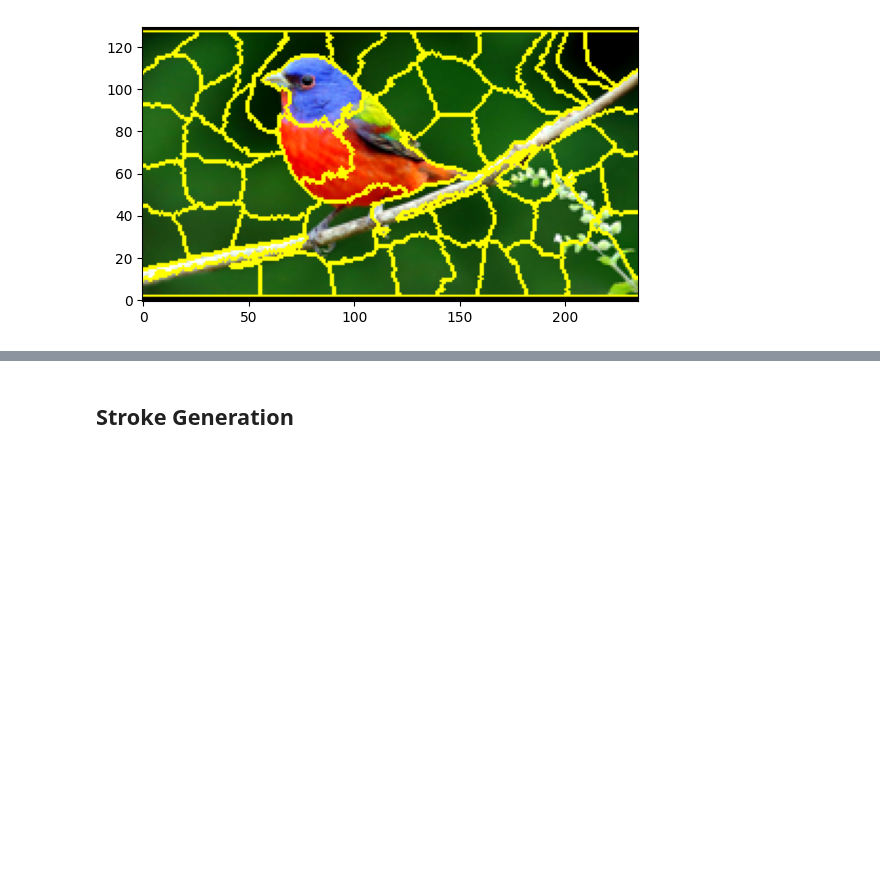
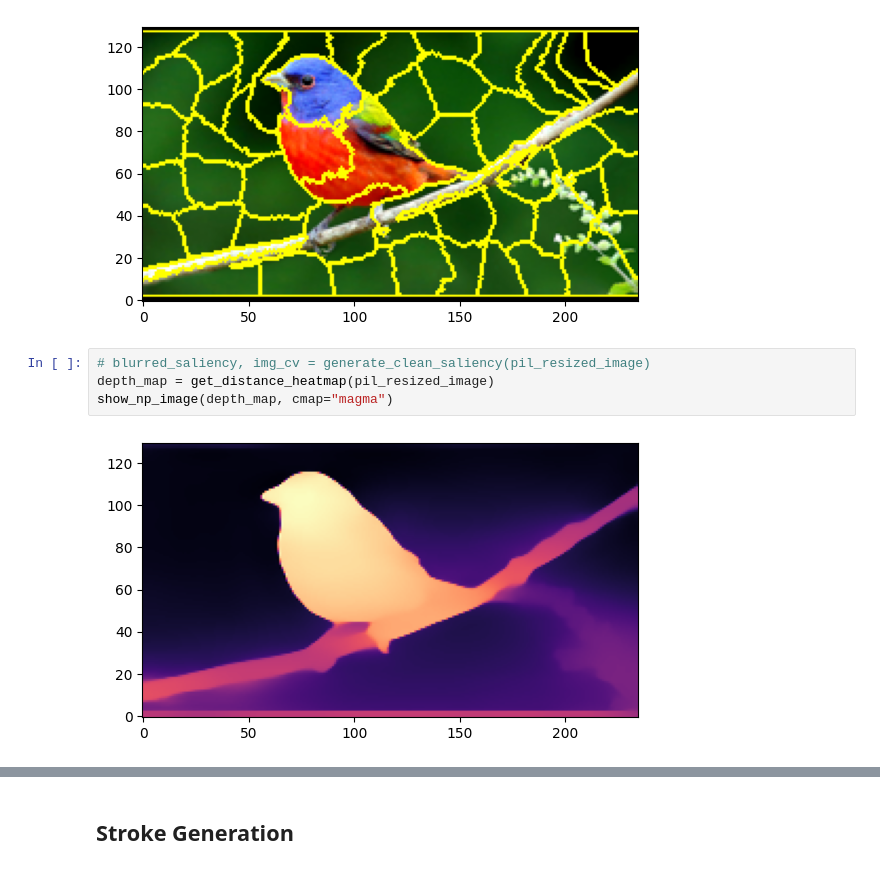
Before and after one commit to SimonMeersschaut/paint-bot, a Jupyter notebook: src/stroke_generation.ipynb, the cells around one changed output, grey strips where cells are left out. Cells and saved outputs as stored; diff of their text form; blank space fills up the shorter version.

```diff
--- a/src/stroke_generation.ipynb
+++ b/src/stroke_generation.ipynb
@@ -105,3 +110,9 @@ show_np_image(mark_boundaries(np_resized_image, resized_segments))
 (235, 130)
 (130, 235, 3)
 [figure]
+# %%
+# blurred_saliency, img_cv = generate_clean_saliency(pil_resized_image)
+depth_map = get_distance_heatmap(pil_resized_image)
+show_np_image(depth_map, cmap="magma")
+# %% [output]
+[figure, added]
```
Also changed, not shown: parts of 10 cells of this notebook, 11 other files.
